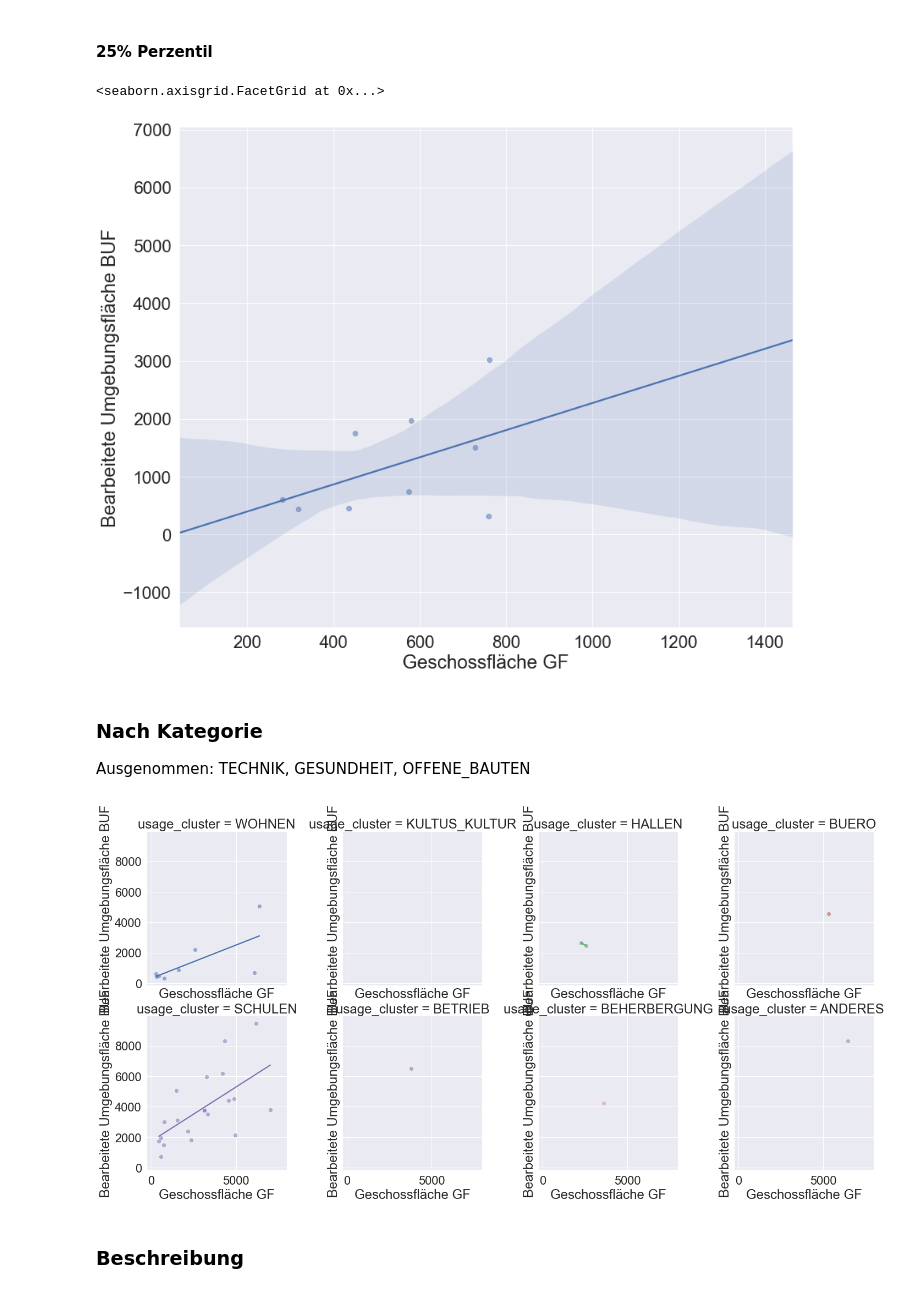
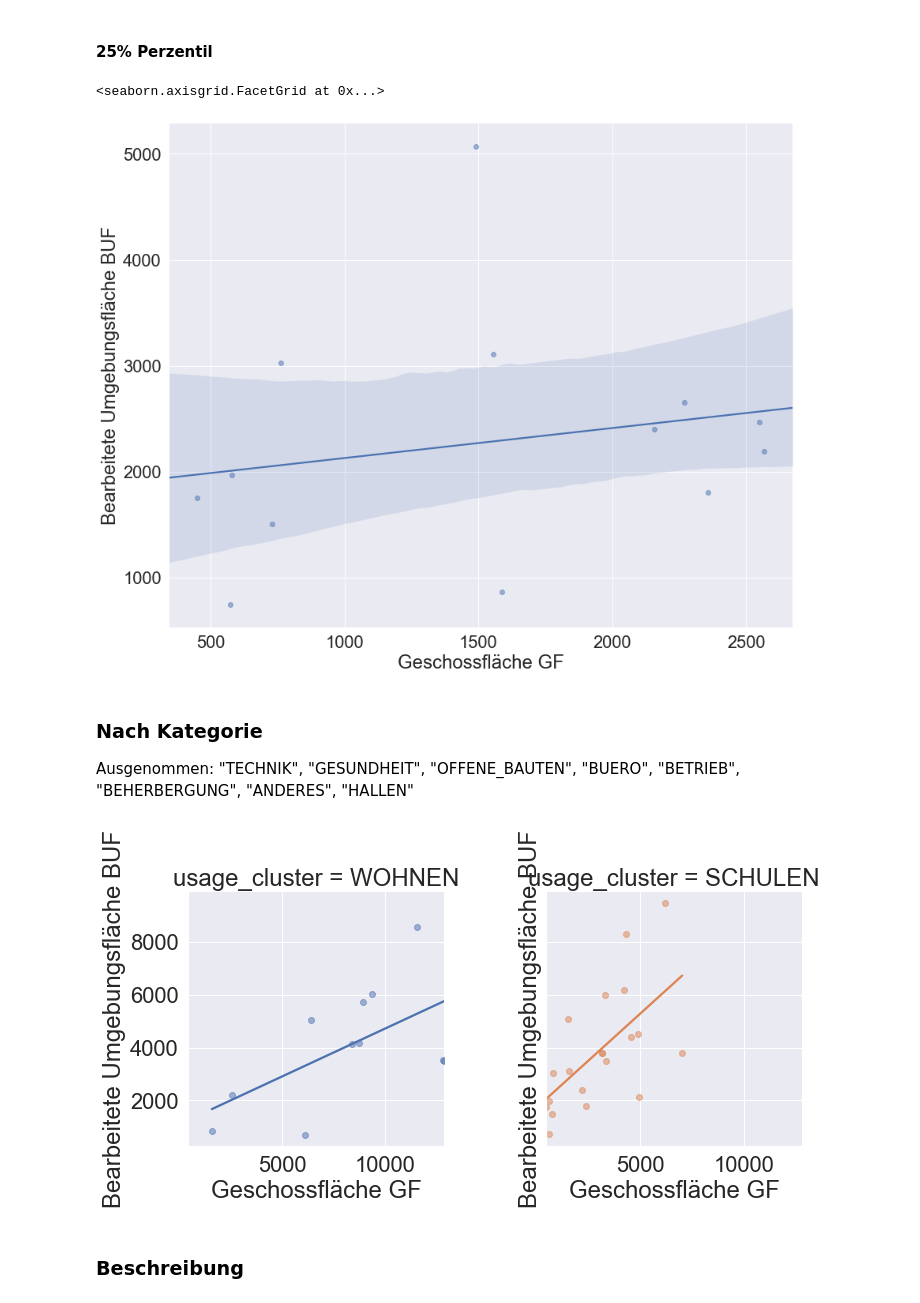
Before and after one commit to FHNW-RW/ip5-metriken-bauwesen, a Jupyter notebook: src/analysis/ratio_benchmarks/buf_gf.ipynb, the cells around one changed output. Cells and saved outputs as stored; diff of their text form; code cells hidden in the pictures.

```diff
--- a/src/analysis/ratio_benchmarks/buf_gf.ipynb
+++ b/src/analysis/ratio_benchmarks/buf_gf.ipynb
@@ -22,10 +22,10 @@ df, usages = imp_usg.extract_usage_details(df)
 filtered_df = im.select_relevant_features(df)
 
 # primitive outlier removal
-# q_low = df[FIELD].quantile(0.05)
-# q_hi  = df[FIELD].quantile(0.85)
-#
-# df = df[(df[FIELD] < q_hi) & (df[FIELD] > q_low)]
+q_low = df[FIELD].quantile(0.05)
+q_hi  = df[FIELD].quantile(0.85)
+
+df = df[(df[FIELD] < q_hi) & (df[FIELD] > q_low)]
 # %% [markdown]
 ### Allgemein
 # %%
@@ -80,16 +80,16 @@ df_25_percentile = im.cap_upper_gf_field(df, upper_percentile='25%')
 charts.lmplot_gf_field(df_25_percentile, field=FIELD, field_label=LABEL, ratio_label=FIELD_RATIO, percentile='25')
 # %% [output]
 <seaborn.axisgrid.FacetGrid at 0x...>
-[figure, old version]
+[figure, new version]
 # %% [markdown]
 ### Nach Kategorie
-Ausgenommen: TECHNIK, GESUNDHEIT, OFFENE_BAUTEN
+Ausgenommen: "TECHNIK", "GESUNDHEIT", "OFFENE_BAUTEN", "BUERO", "BETRIEB", "BEHERBERGUNG", "ANDERES", "HALLEN"
 # %%
-clusters_to_remove = ["TECHNIK", "GESUNDHEIT", "OFFENE_BAUTEN"]
+clusters_to_remove = ["TECHNIK", "GESUNDHEIT", "OFFENE_BAUTEN", "BUERO", "BETRIEB", "BEHERBERGUNG", "ANDERES", "HALLEN"]
 df_75_percentile.drop(df_75_percentile[df_75_percentile[c.FIELD_USAGE_CLUSTER].isin(clusters_to_remove)].index, inplace=True)
 
 charts.lmplot_clustered(df_75_percentile, y=FIELD, y_label=LABEL, ratio_label=FIELD_RATIO, save_label=f'{FIELD_RATIO}_75percentile')
 # %% [output]
-[figure, old version]
+[figure, new version]
 # %% [markdown]
 ### Beschreibung
```
Also changed, not shown: parts of 9 cells of this notebook, 6 other files.
